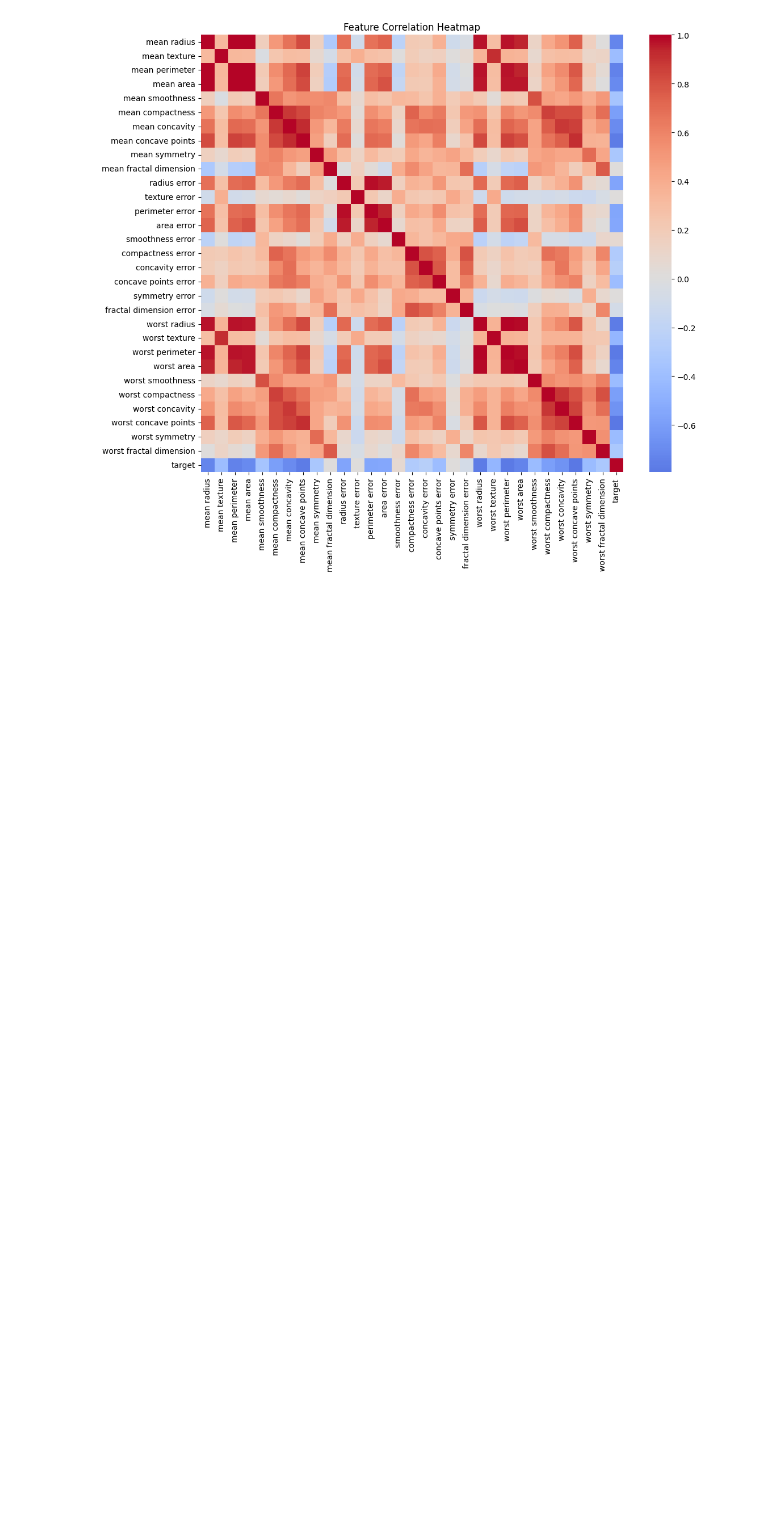
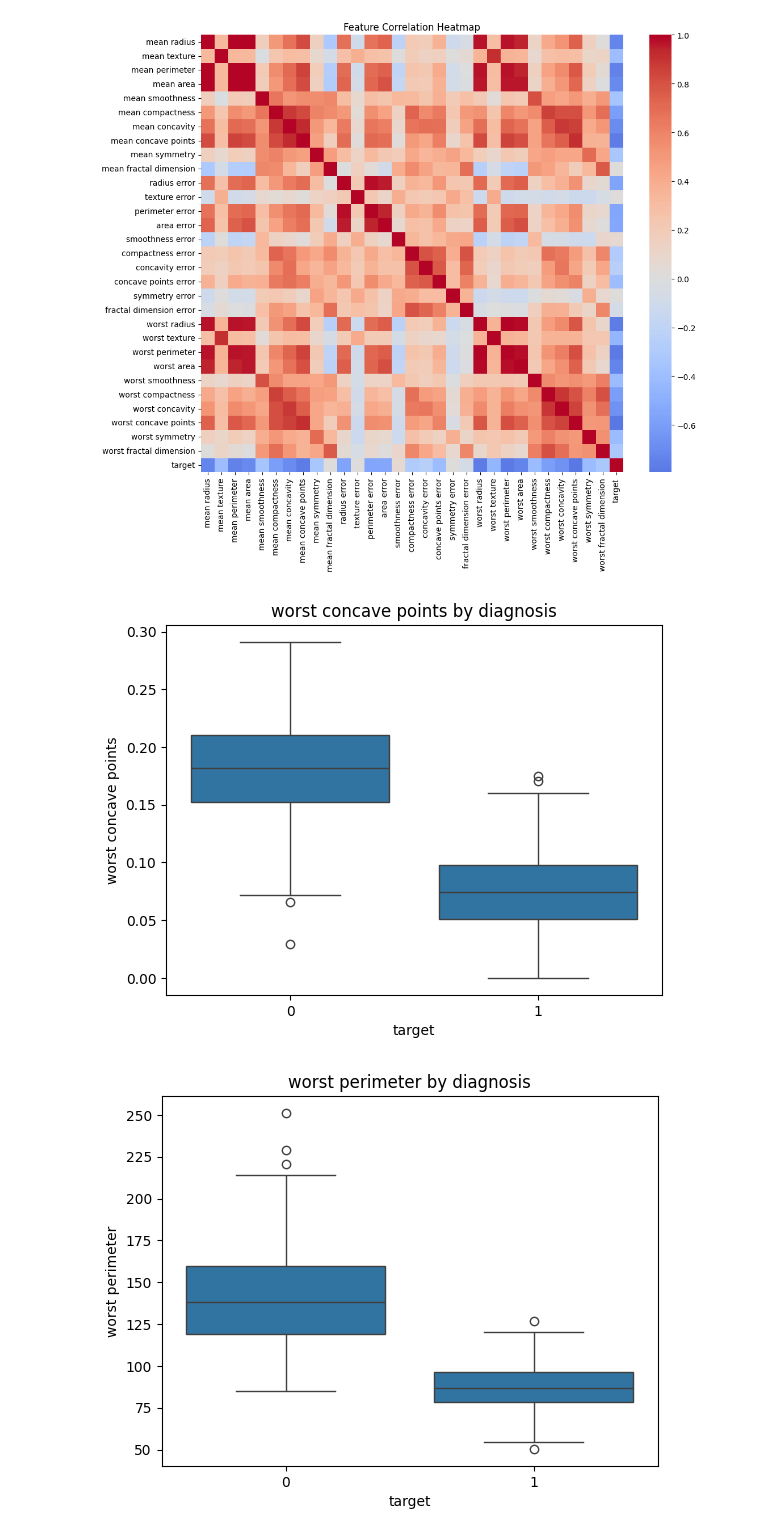
Before and after one commit to shivaak67/breast-cancer-classification, a Jupyter notebook: notebooks/1_eda.ipynb, the cells around one changed output. Drawn from its saved outputs; the diff is of its cells as text; code cells hidden in the pictures; blank space fills up the shorter version.

```diff
--- a/notebooks/1_eda.ipynb
+++ b/notebooks/1_eda.ipynb
@@ -123,3 +130,12 @@ plt.title("Feature Correlation Heatmap")
 plt.show()
 # %% [output]
 [figure]
+# %%
+top_features = ["worst concave points", "worst perimeter", "mean concave points"]
+for feature in top_features:
+    sns.boxplot(x="target", y=feature, data=df)
+    plt.title(f"{feature} by diagnosis")
+    plt.show()
+# %% [output]
+[figure, added]
+[figure, added]
```
Also changed, not shown: parts of 14 cells of this notebook.
